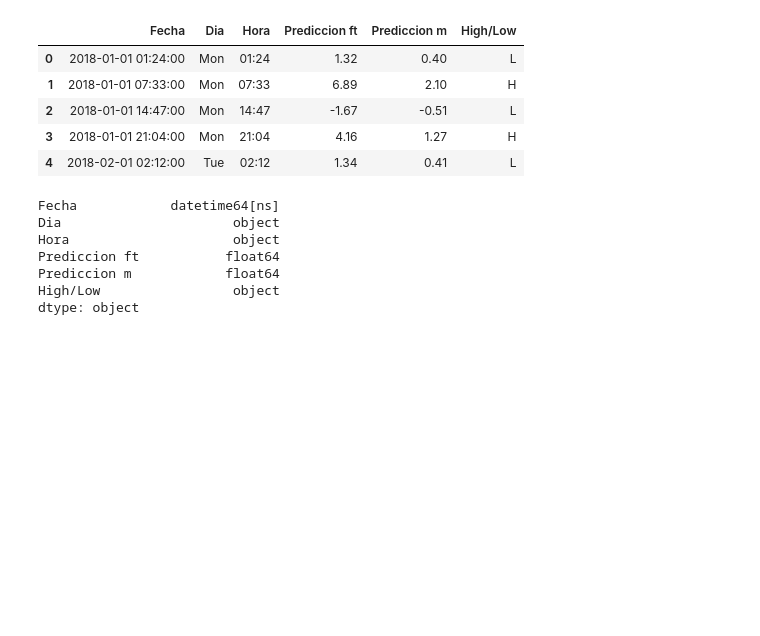
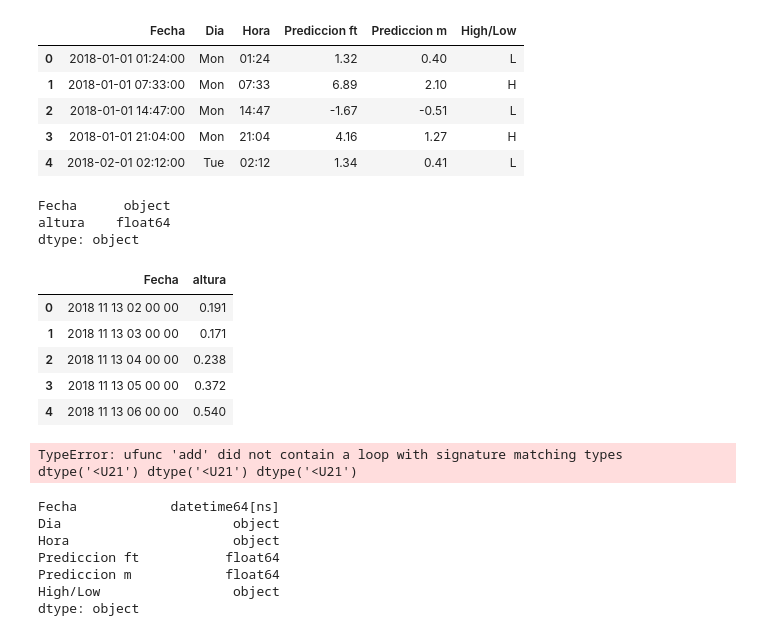
Before and after one commit to laloolea/computacional1, a Jupyter notebook: Actividad4/Ensenada.ipynb, the cells around one changed output. Drawn from its saved outputs; the diff is of its cells as text; code cells hidden in the pictures; blank space fills up the shorter version.

```diff
--- a/Actividad4/Ensenada.ipynb
+++ b/Actividad4/Ensenada.ipynb
@@ -19,6 +19,29 @@ Ens.head()
 | 2 | 2018-01-01 14:47:00 | Mon | 14:47 | -1.67 | -0.51 | L |
 | 3 | 2018-01-01 21:04:00 | Mon | 21:04 | 4.16 | 1.27 | H |
 | 4 | 2018-02-01 02:12:00 | Tue | 02:12 | 1.34 | 0.41 | L |
+# %%
+Ens4.dtypes
+# %% [output]
+Fecha      object
+altura    float64
+dtype: object
+# %%
+
+Ens4 = pd.read_csv('ens.csv', header=None,skiprows= 8)
+Ens4.columns = ['Fecha', 'altura']
+
+Ens4.head()
+# %% [output]
+|  | Fecha | altura |
+| 0 | 2018 11 13 02 00 00 | 0.191 |
+| 1 | 2018 11 13 03 00 00 | 0.171 |
+| 2 | 2018 11 13 04 00 00 | 0.238 |
+| 3 | 2018 11 13 05 00 00 | 0.372 |
+| 4 | 2018 11 13 06 00 00 | 0.540 |
+# %%
+Ens4
+# %% [output]
+TypeError: ufunc 'add' did not contain a loop with signature matching types dtype('<U21') dtype('<U21') dtype('<U21')
 # %%
 Ens.dtypes
 # %% [output]
```
Also changed, not shown: 3 other files.
